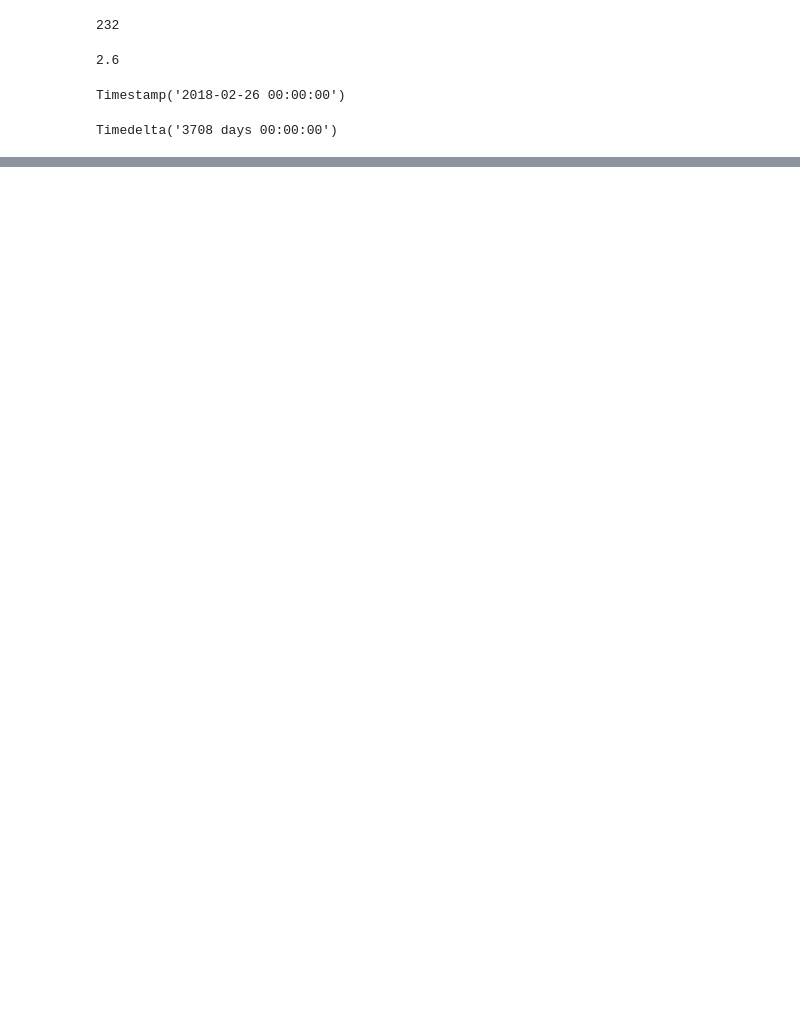
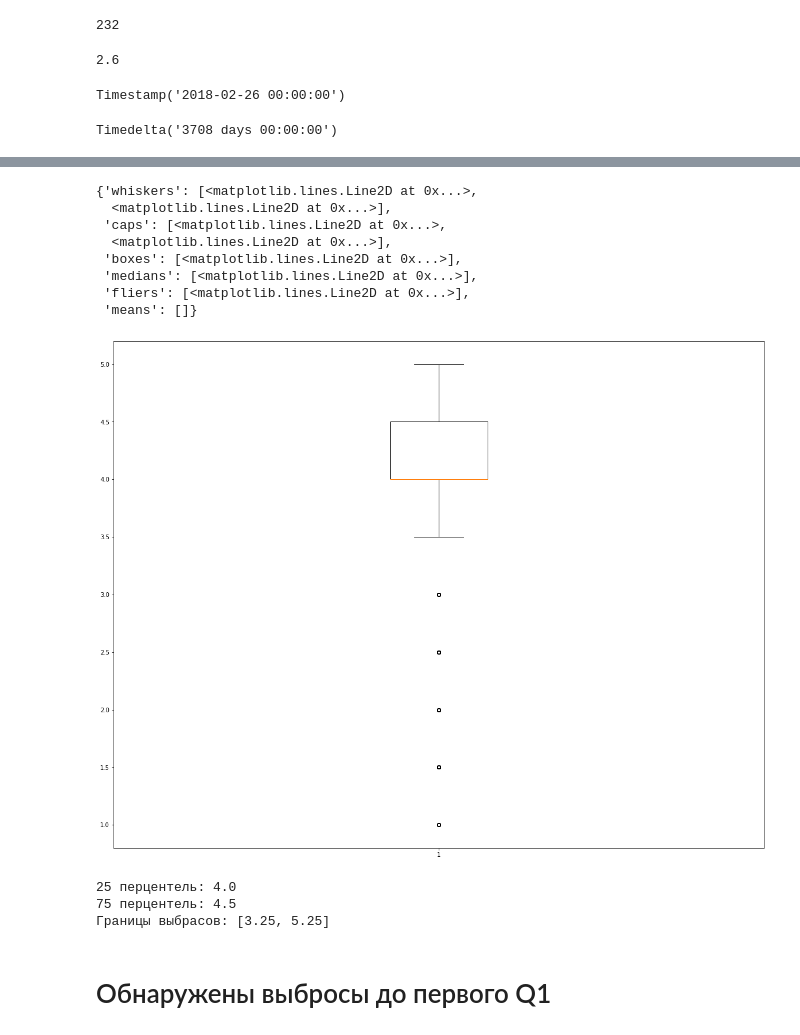
Before and after one commit to Stels26047/SkillFactory, a Jupyter notebook: module_3/Restaurants.ipynb, the cells around one changed output, grey strips where cells are left out. Cells and saved outputs as stored; diff of their text form; code cells hidden in the pictures; blank space fills up the shorter version.

```diff
--- a/module_3/Restaurants.ipynb
+++ b/module_3/Restaurants.ipynb
@@ -349 +354,31 @@ X.corr()
+# %%
+# Визуализация рейтинга
+plt.figure(figsize=(20,16))
+plt.boxplot(x='Rating',data=task1)
+# %% [output]
+{'whiskers': [<matplotlib.lines.Line2D at 0x...>,
+  <matplotlib.lines.Line2D at 0x...>],
+ 'caps': [<matplotlib.lines.Line2D at 0x...>,
+  <matplotlib.lines.Line2D at 0x...>],
+ 'boxes': [<matplotlib.lines.Line2D at 0x...>],
+ 'medians': [<matplotlib.lines.Line2D at 0x...>],
+ 'fliers': [<matplotlib.lines.Line2D at 0x...>],
+ 'means': []}
+[figure, added]
+# %%
+# Нахождение 25 и 75 перцентлья и границ выбрасов
+
+perc_25 = task.Rating.quantile(0.25)
+perc_75 = task.Rating.quantile(0.75)
+IQR = perc_75 - perc_25
+
+print('25 перцентель:', perc_25)
+print('75 перцентель:', perc_75)
+print('Границы выбрасов:', [perc_25 - 1.5*IQR, perc_75 + 1.5*IQR])
+# %% [output]
+25 перцентель: 4.0
+75 перцентель: 4.5
+Границы выбрасов: [3.25, 5.25]
+# %% [markdown]
+# Обнаружены выбросы до первого Q1
 # %% [markdown]
```
Also changed, not shown: parts of 14 cells of this notebook.
